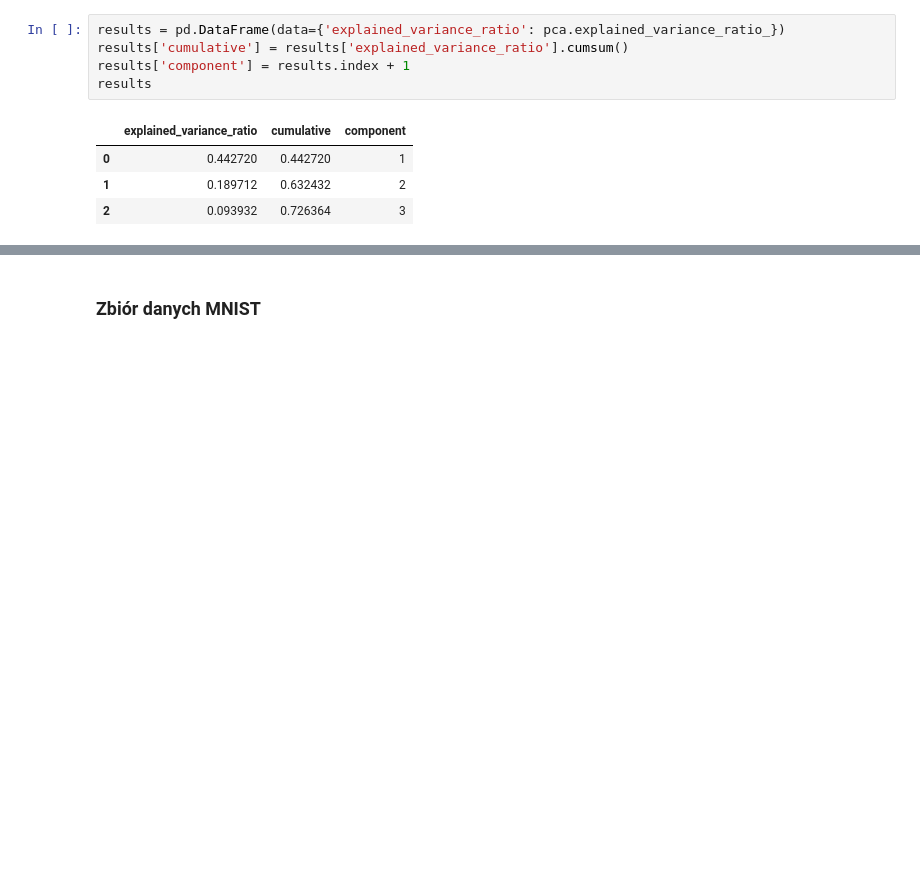
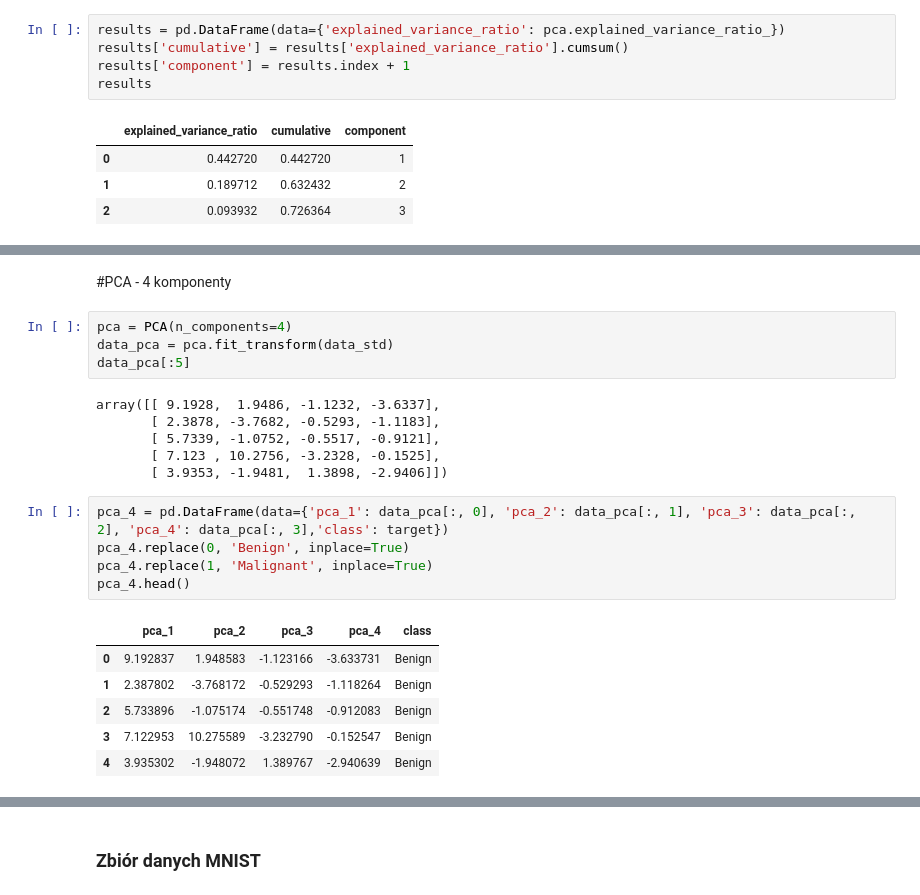
Before and after one commit to Marcin19721205/MachineLearingBootCampPartII, a Jupyter notebook: 06_PCA_examples_01MJ.ipynb, the cells around one changed output, grey strips where cells are left out. Saved outputs shown, nothing was run; the diff lists cells and outputs as text; blank space fills up the shorter version.

```diff
--- a/06_PCA_examples_01MJ.ipynb
+++ b/06_PCA_examples_01MJ.ipynb
@@ -174,3 +177,27 @@ px.scatter_3d(pca_3, x='pca_1', y='pca_2', z='pca_3', color='class', symbol='cla
               opacity=0.7, size_max=10, width=950, template='plotly_dark')
 # %% [output]
 [interactive output not drawn]
+# %% [markdown]
+#PCA - 4 komponenty
+# %%
+pca = PCA(n_components=4)
+data_pca = pca.fit_transform(data_std)
+data_pca[:5]
+# %% [output]
+array([[ 9.1928,  1.9486, -1.1232, -3.6337],
+       [ 2.3878, -3.7682, -0.5293, -1.1183],
+       [ 5.7339, -1.0752, -0.5517, -0.9121],
+       [ 7.123 , 10.2756, -3.2328, -0.1525],
+       [ 3.9353, -1.9481,  1.3898, -2.9406]])
+# %%
+pca_4 = pd.DataFrame(data={'pca_1': data_pca[:, 0], 'pca_2': data_pca[:, 1], 'pca_3': data_pca[:, 2], 'pca_4': data_pca[:, 3],'class': target})
+pca_4.replace(0, 'Benign', inplace=True)
+pca_4.replace(1, 'Malignant', inplace=True)
+pca_4.head()
+# %% [output]
+|  | pca_1 | pca_2 | pca_3 | pca_4 | class |
+| 0 | 9.192837 | 1.948583 | -1.123166 | -3.633731 | Benign |
+| 1 | 2.387802 | -3.768172 | -0.529293 | -1.118264 | Benign |
+| 2 | 5.733896 | -1.075174 | -0.551748 | -0.912083 | Benign |
+| 3 | 7.122953 | 10.275589 | -3.232790 | -0.152547 | Benign |
+| 4 | 3.935302 | -1.948072 | 1.389767 | -2.940639 | Benign |
```
Also changed, not shown: parts of 17 cells of this notebook.
